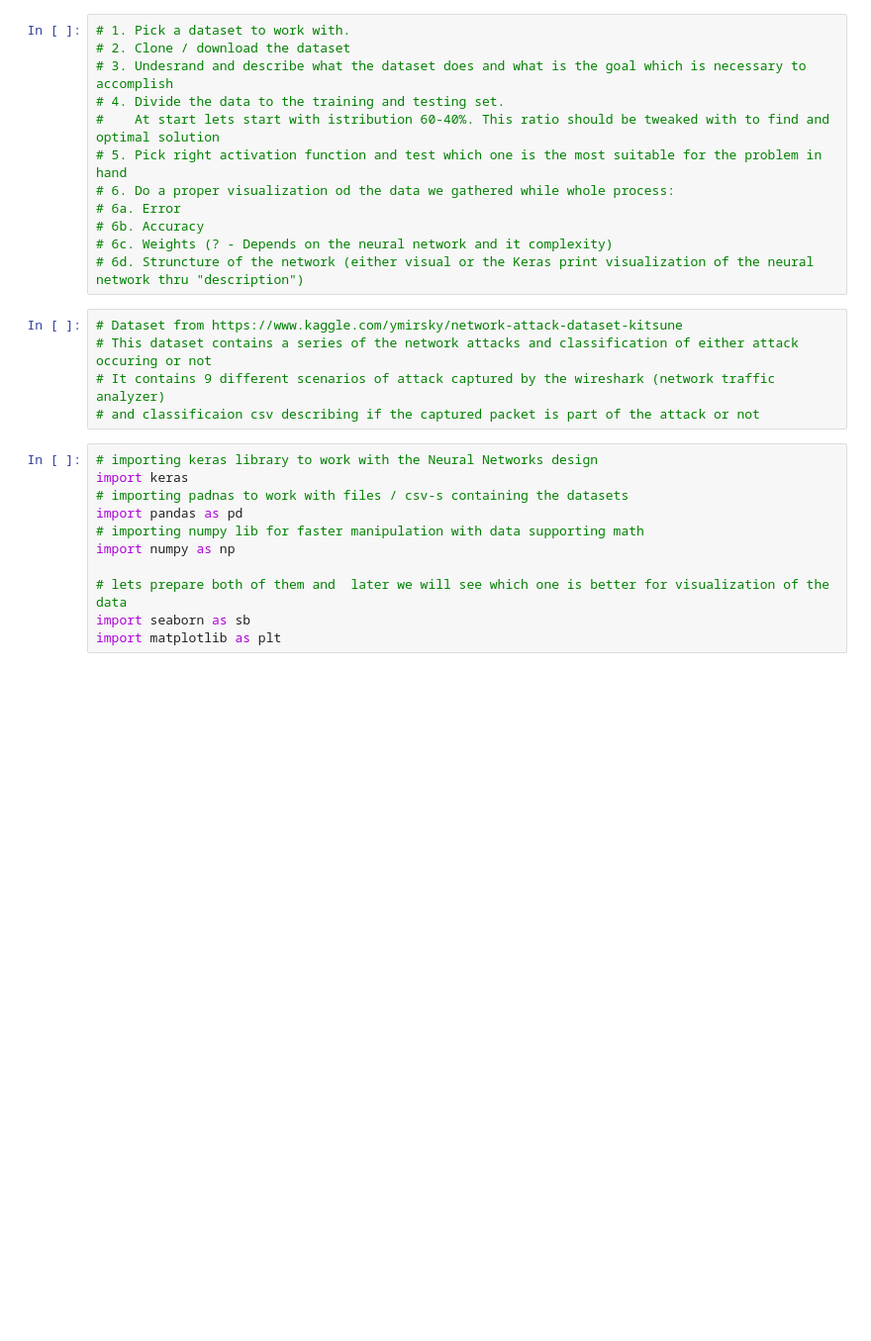
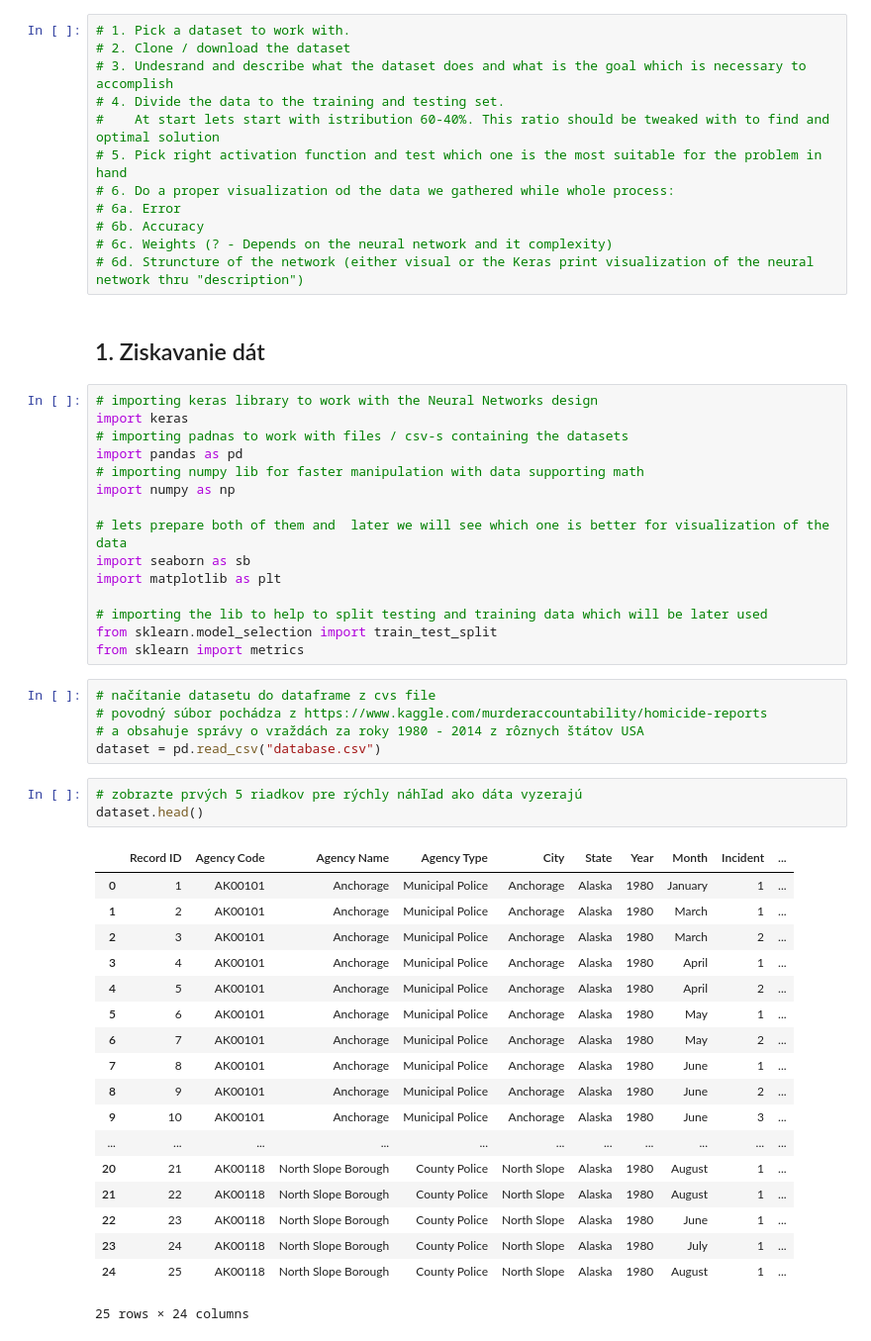
Before and after one commit to mchlstr/Stranovska_NS2021, a Jupyter notebook: Stranovska_NS2021_Network_scans.ipynb, the cells around one changed output. Shown at 99% size. Cells and saved outputs as stored; diff of their text form; blank space fills up the shorter version.

```diff
--- a/Stranovska_NS2021_Network_scans.ipynb
+++ b/Stranovska_NS2021_Network_scans.ipynb
@@ -10,11 +10,8 @@
 # 6b. Accuracy
 # 6c. Weights (? - Depends on the neural network and it complexity)
 # 6d. Struncture of the network (either visual or the Keras print visualization of the neural network thru "description")
-# %%
-# Dataset from https://www.kaggle.com/ymirsky/network-attack-dataset-kitsune
-# This dataset contains a series of the network attacks and classification of either attack occuring or not
-# It contains 9 different scenarios of attack captured by the wireshark (network traffic analyzer)
-# and classificaion csv describing if the captured packet is part of the attack or not
+# %% [markdown]
+## 1. Ziskavanie dát
 # %%
 # importing keras library to work with the Neural Networks design
 import keras
@@ -26,3 +23,34 @@ import numpy as np
 # lets prepare both of them and  later we will see which one is better for visualization of the data
 import seaborn as sb
 import matplotlib as plt
+
+# importing the lib to help to split testing and training data which will be later used
+from sklearn.model_selection import train_test_split
+from sklearn import metrics
+# %%
+# načítanie datasetu do dataframe z cvs file
+# povodný súbor pochádza z https://www.kaggle.com/murderaccountability/homicide-reports
+# a obsahuje správy o vraždách za roky 1980 - 2014 z rôznych štátov USA
+dataset = pd.read_csv("database.csv")
+# %%
+# zobrazte prvých 5 riadkov pre rýchly náhľad ako dáta vyzerajú
+dataset.head()
+# %% [output]
+|  | Record ID | Agency Code | Agency Name | Agency Type | City | State | Year | Month | Incident | ... |
+| 0 | 1 | AK00101 | Anchorage | Municipal Police | Anchorage | Alaska | 1980 | January | 1 | ... |
+| 1 | 2 | AK00101 | Anchorage | Municipal Police | Anchorage | Alaska | 1980 | March | 1 | ... |
+| 2 | 3 | AK00101 | Anchorage | Municipal Police | Anchorage | Alaska | 1980 | March | 2 | ... |
+| 3 | 4 | AK00101 | Anchorage | Municipal Police | Anchorage | Alaska | 1980 | April | 1 | ... |
+| 4 | 5 | AK00101 | Anchorage | Municipal Police | Anchorage | Alaska | 1980 | April | 2 | ... |
+| 5 | 6 | AK00101 | Anchorage | Municipal Police | Anchorage | Alaska | 1980 | May | 1 | ... |
+| 6 | 7 | AK00101 | Anchorage | Municipal Police | Anchorage | Alaska | 1980 | May | 2 | ... |
+| 7 | 8 | AK00101 | Anchorage | Municipal Police | Anchorage | Alaska | 1980 | June | 1 | ... |
+| 8 | 9 | AK00101 | Anchorage | Municipal Police | Anchorage | Alaska | 1980 | June | 2 | ... |
+| 9 | 10 | AK00101 | Anchorage | Municipal Police | Anchorage | Alaska | 1980 | June | 3 | ... |
+| ... | ... | ... | ... | ... | ... | ... | ... | ... | ... | ... |
+| 20 | 21 | AK00118 | North Slope Borough | County Police | North Slope | Alaska | 1980 | August | 1 | ... |
+| 21 | 22 | AK00118 | North Slope Borough | County Police | North Slope | Alaska | 1980 | August | 1 | ... |
+| 22 | 23 | AK00118 | North Slope Borough | County Police | North Slope | Alaska | 1980 | June | 1 | ... |
+| 23 | 24 | AK00118 | North Slope Borough | County Police | North Slope | Alaska | 1980 | July | 1 | ... |
+| 24 | 25 | AK00118 | North Slope Borough | County Police | North Slope | Alaska | 1980 | August | 1 | ... |
+25 rows × 24 columns
```
Also changed, not shown: parts of 9 cells of this notebook.
